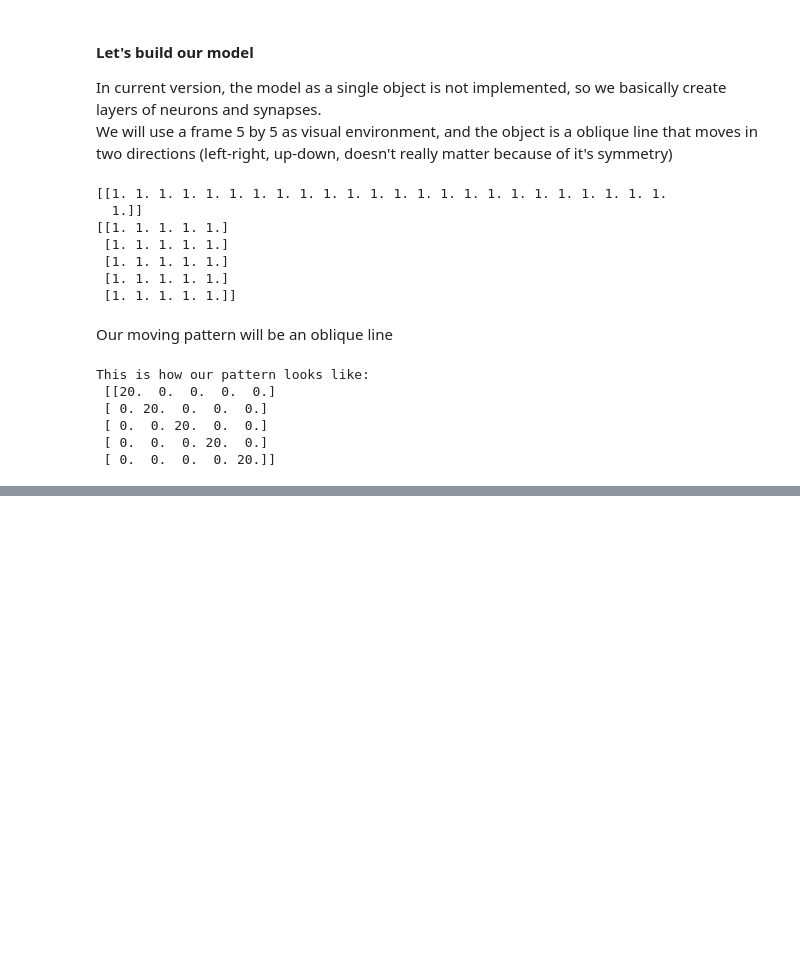
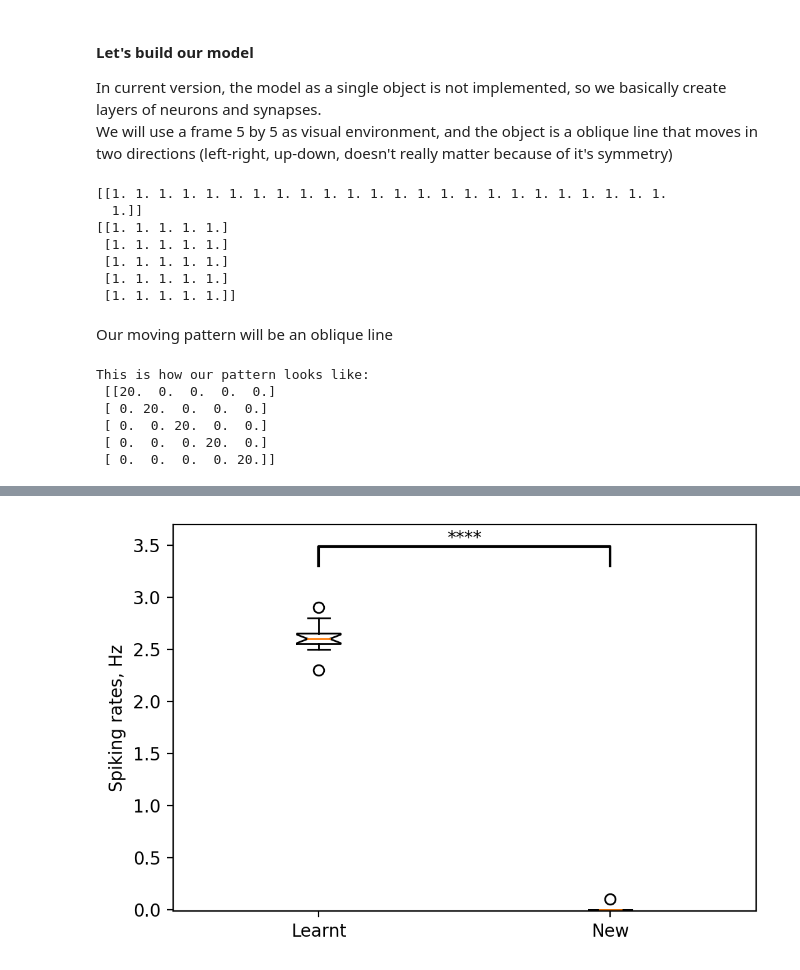
Before and after one commit to iamkg0/spikingnets, a Jupyter notebook: example.ipynb, the cells around one changed output, grey strips where cells are left out. Drawn from its saved outputs; the diff is of its cells as text; code cells hidden in the pictures; blank space fills up the shorter version.

```diff
--- a/example.ipynb
+++ b/example.ipynb
@@ -197,6 +207,6 @@ def test(t, vis, rates1, num_attempts=15, resolution=.1, delay=4):
 # %%
 input_layer.transmitter_impact = 37
-r_right, r_left = test(t=10000, vis=vis, rates1=rates1, num_attempts=5)
+r_right, r_left = test(t=10000, vis=vis, rates1=rates1, num_attempts=15)
 # %% [output]
 Moving pattern to the right: attempt 0
 Moving pattern to the right: attempt 1
@@ -217,0 +234,76 @@ print(r_left)
+# %%
+def barplot_annotate_brackets(num1, num2, data, center, height=None, yerr=None, dh=.05, barh=.05, fs=None, maxasterix=None):
+    # Stolen and adapted from somewhere on stackoverflow, I guess
+    # Unfortunately, I can't find the tred
+    """
+    Annotate barplot with p-values.
+
+    :param num1: number of left bar to put bracket over
+    :param num2: number of right bar to put bracket over
+    :param data: string to write or number for generating asterixes
+    :param center: centers of all bars (like plt.bar() input)
+    :param height: heights of all bars (like plt.bar() input)
+    :param yerr: yerrs of all bars (like plt.bar() input)
+    :param dh: height offset over bar / bar + yerr in axes coordinates (0 to 1)
+    :param barh: bar height in axes coordinates (0 to 1)
+    :param fs: font size
+    :param maxasterix: maximum number of asterixes to write (for very small p-values)
+    """
+
+    if type(data) is str:
+        text = data
+    else:
+        # * is p < 0.05
+        # ** is p < 0.005
+        # *** is p < 0.0005
+        # etc.
+        text = ''
+        p = .05
+
+        while data < p:
+            text += '*'
+            p /= 10.
+
+            if maxasterix and len(text) == maxasterix:
+                break
+
+        if len(text) == 0:
+            text = 'n. s.'
+
+    lx, ly = center[num1]+1, height[num1]
+    rx, ry = center[num2]+1, height[num2]
+
+    if yerr:
+        ly += yerr[num1]
+        ry += yerr[num2]
+
+    ax_y0, ax_y1 = plt.gca().get_ylim()
+    dh *= (ax_y1 - ax_y0)
+    barh *= (ax_y1 - ax_y0)
+
+    y = max(ly.all(), ry.all()) + dh
+
+    barx = [lx, lx, rx, rx]
+    bary = [y, y+barh, y+barh, y]
+    mid = ((lx+rx)/2, y+barh)
+
+    plt.plot(barx, bary, c='black')
+
+    kwargs = dict(ha='center', va='bottom')
+    if fs is not None:
+        kwargs['fontsize'] = fs
+
+    plt.text(*mid, text, **kwargs)
+
+
+data = np.array(r_right), np.array(r_left)
+heights = data
+bars = np.arange(len(heights))
+
+plt.figure(figsize=(6,4), dpi=200)
+plt.boxplot(data, heights, labels=['Learnt', 'New'])
+plt.ylim(-.01, 3.7)
+plt.ylabel('Spiking rates, Hz')
+barplot_annotate_brackets(0, 1, '****', bars, heights, dh=.62)
+# %% [output]
+[figure, added]
```
Also changed, not shown: parts of 12 cells of this notebook.
